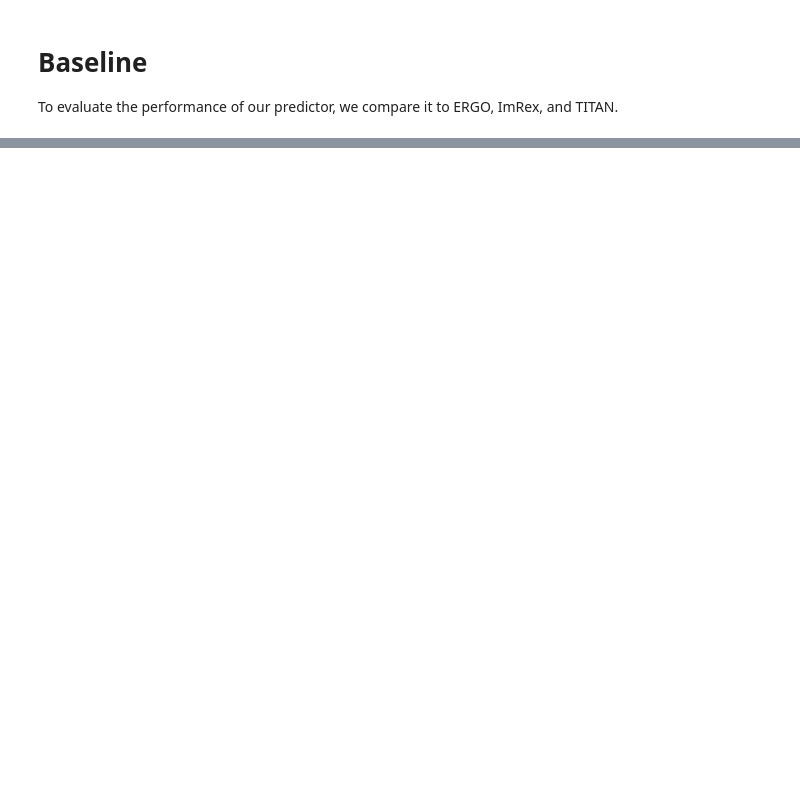
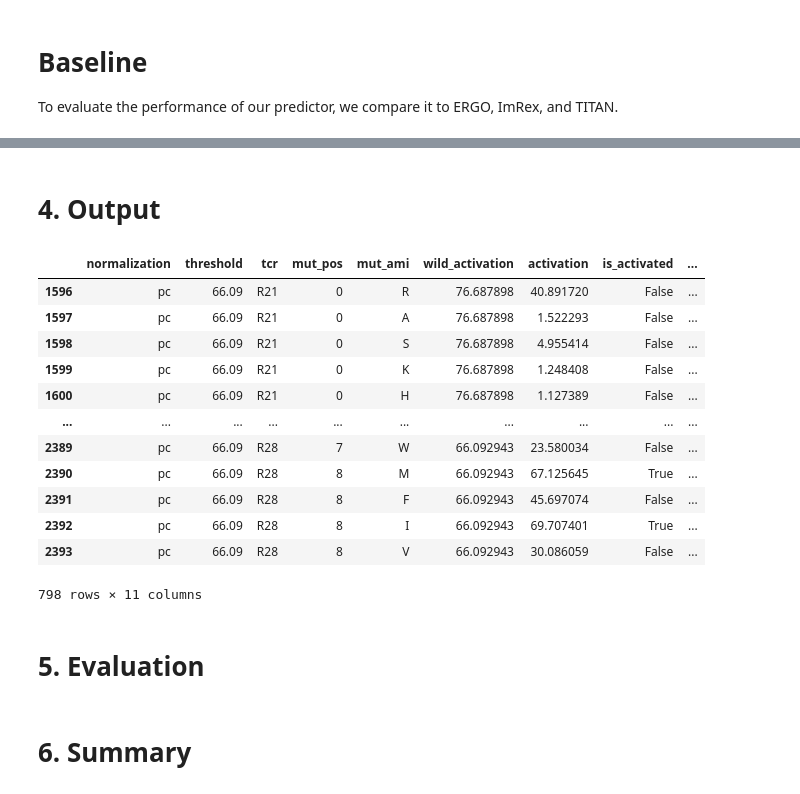
Before and after one commit to SchubertLab/TcrPrediction_MutatedAPLs, a Jupyter notebook: baseline/SOTA_Comparisson.ipynb, the cells around one changed output, grey strips where cells are left out. Drawn from its saved outputs; the diff is of its cells as text; code cells hidden in the pictures; blank space fills up the shorter version.

```diff
--- a/baseline/SOTA_Comparisson.ipynb
+++ b/baseline/SOTA_Comparisson.ipynb
@@ -610,0 +25,9 @@ sns.despine()
+# %%
+data = get_complete_dataset()
+data = add_activation_thresholds(data)
+print(len(data))
+data = data[data['normalization']=='AS']
+data = data[data['threshold']=='46.9']
+data = data[data['epitope']!='SIINFEKL']
+#data = data[data['is_educated']==True]
+print(len(data))
@@ -610,0 +37,8 @@ sns.despine()
+# %%
+data_tumor = get_tumor_dataset()
+data_tumor = add_activation_thresholds(data_tumor, epitope='VPSVWRSSL')
+print(len(data_tumor))
+data_tumor = data_tumor[data_tumor['normalization']=='pc']
+data_tumor = data_tumor[data_tumor['threshold']=='66.09']
+data_tumor = data_tumor[data_tumor['epitope']!='VPSVWRSSL']
+print(len(data_tumor))
@@ -610,0 +164,2 @@ sns.despine()
+# %% [markdown]
+# 4. Output
@@ -610,0 +211,51 @@ sns.despine()
+# %%
+def transform_ours_output(name_in, tumor=False):
+    df = pd.read_csv(name_in, compression='gzip')
+    if not tumor:
+        df = df[df['normalization']=='AS']
+        df = df[df['threshold']==46.9]
+        df = df[df['tcr'].isin(data['tcr'].unique())]
+    else:
+        df = df[df['normalization']=='pc']
+        df = df[df['threshold']==66.09]
+        df = df[df['tcr'].isin(data_tumor['tcr'].unique())]
+        df = df[df['reduced_features']]
+
+    df = df.rename(columns={'pred': 'prediction'})
+
+    ground_truth = data.copy()
+    base_epitope = 'SIINFEKL'
+    if tumor:
+        ground_truth = data_tumor.copy()
+        base_epitope = 'VPSVWRSSL'
+
+    def create_epitope(row):
+        pos = row['mut_pos']
+        aa = row['mut_ami']
+        epitope = base_epitope[:pos] + aa + base_epitope[pos+1:]
+        return epitope
+
+    df['epitope'] = df.apply(create_epitope, axis=1)
+
+    # Check whether order is right
+    assert (df['tcr'].values == ground_truth['tcr'].values).all()
+    assert (df['epitope'].values == ground_truth['epitope'].values).all()
+
+    df['activation'] = ground_truth['activation'].values
+    df['is_activated'] = ground_truth['is_activated'].values
+    return df
+transform_ours_output('results_pred/VPSVWRSSL_tcr_stratified_classification_performance.csv.gz', True)
+# %% [output]
+|  | normalization | threshold | tcr | mut_pos | mut_ami | wild_activation | activation | is_activated | ... |
+| 1596 | pc | 66.09 | R21 | 0 | R | 76.687898 | 40.891720 | False | ... |
+| 1597 | pc | 66.09 | R21 | 0 | A | 76.687898 | 1.522293 | False | ... |
+| 1598 | pc | 66.09 | R21 | 0 | S | 76.687898 | 4.955414 | False | ... |
+| 1599 | pc | 66.09 | R21 | 0 | K | 76.687898 | 1.248408 | False | ... |
+| 1600 | pc | 66.09 | R21 | 0 | H | 76.687898 | 1.127389 | False | ... |
+| ... | ... | ... | ... | ... | ... | ... | ... | ... | ... |
+| 2389 | pc | 66.09 | R28 | 7 | W | 66.092943 | 23.580034 | False | ... |
+| 2390 | pc | 66.09 | R28 | 8 | M | 66.092943 | 67.125645 | True | ... |
+| 2391 | pc | 66.09 | R28 | 8 | F | 66.092943 | 45.697074 | False | ... |
+| 2392 | pc | 66.09 | R28 | 8 | I | 66.092943 | 69.707401 | True | ... |
+| 2393 | pc | 66.09 | R28 | 8 | V | 66.092943 | 30.086059 | False | ... |
+798 rows × 11 columns
@@ -610,0 +278,2 @@ sns.despine()
+# %% [markdown]
+# 5. Evaluation
@@ -610,0 +340,2 @@ sns.despine()
+# %% [markdown]
+# 6. Summary
```
Also changed, not shown: parts of 66 cells of this notebook, 20 other files.
